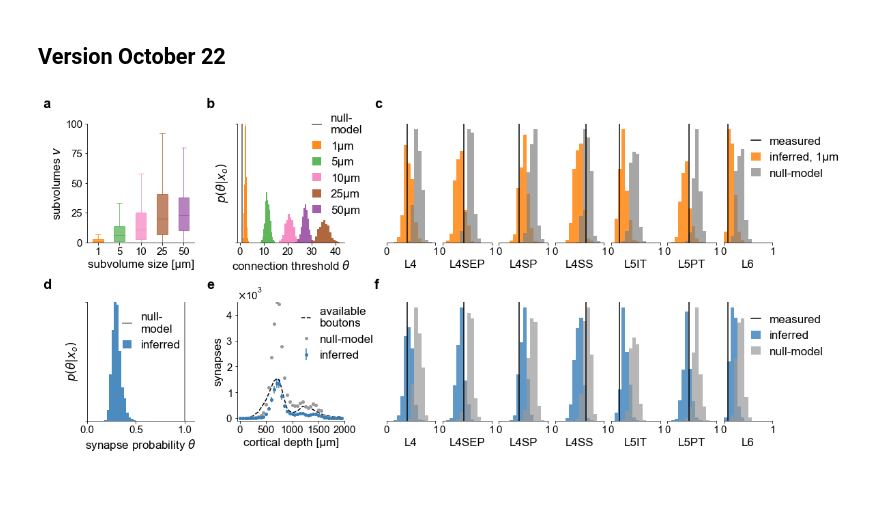
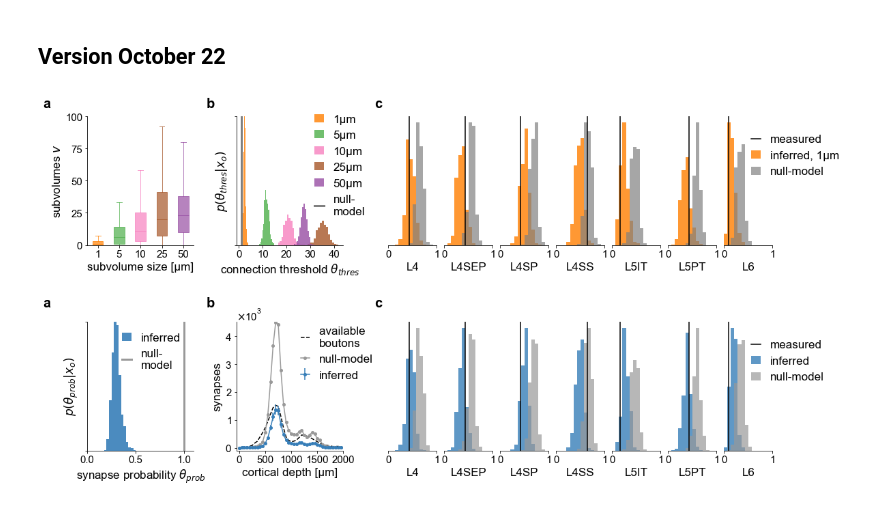
Before and after one commit to mackelab/sbi-for-connectomics, a Jupyter notebook: figures/fig4-5/figure4-sbi_with_rule_variants.ipynb, the cells around one changed output. Cells and saved outputs as stored; diff of their text form; code cells hidden in the pictures.

Commit message:
update figures.;

```diff
--- a/figures/fig4/figure4-sbi_with_rule_variants.ipynb
+++ b/figures/fig4-5/figure4-sbi_with_rule_variants.ipynb
@@ -361,16 +367,17 @@ fig.savefig("figure4-sbi_with_rule_variants.png", dpi=300, bbox_inches='tight')
 # %% [markdown]
 ## Version October 22
 # %%
-fig = plt.figure(figsize=(18, 8))
-outer_grid = fig.add_gridspec(1, 2, wspace=.13, hspace=0, width_ratios=[.4, .6])
+fig = plt.figure(figsize=(18, 9))
+outer_grid = fig.add_gridspec(1, 2, wspace=.14, hspace=0, width_ratios=[.4, .6])
 alpha=0.9
 handlelength = 0.8
+hspace_rows = 0.6
 
 # First column
-grid1 = outer_grid[0, 0].subgridspec(2, 2, wspace=0.4, hspace=.5)
+grid1 = outer_grid[0, 0].subgridspec(2, 2, wspace=0.4, hspace=hspace_rows)
 ax1 = grid1.subplots()
 # second columns
-grid2 = outer_grid[0, 1].subgridspec(2, 1, wspace=0.0, hspace=.5)
+grid2 = outer_grid[0, 1].subgridspec(2, 1, wspace=0.0, hspace=hspace_rows)
 grid21 = grid2[0, 0].subgridspec(1, 7, wspace=0.15, hspace=0.)
 ax2 = grid21.subplots(subplot_kw=dict(sharey=True))
 
@@ -386,7 +393,7 @@ bp1 = plt.boxplot(features[:, ::-1], notch=False, showfliers=False,
                   patch_artist=True,
                  )
 # plt.yscale("log")
-plt.ylabel(f"subvolumes $v$")
+plt.ylabel(fr"subvolumes $v$")
 plt.xlabel(r"subvolume size [µm]")
 color_boxplot(thos[:, 1:], bp1, colors[1:])
 plt.ylim(0, 100)
@@ -397,21 +404,24 @@ plt.sca(ax1[0, 1])
 # plt
 for ii in range(1, 6):
     plt.hist(thos[:, -ii], bins=15, histtype="stepfilled",
-             alpha=alpha,
+             alpha=0.8,
              color=colors[:7][ii],
              density=True,
              label=f"{css[-ii]}µm"
             )
-plt.xlabel(r"connection threshold $\theta$")
-plt.ylabel(r"$p(\theta | x_{o})$")
+plt.xlabel(r"connection threshold $\theta_{thres}$")
+plt.ylabel(r"$p(\theta_{thres} | x_{o})$")
 plt.xticks(np.linspace(0, 40, 5))
 plt.ylim(0, 1)
 plt.yticks([0, 1], ["", ""])
 # plt.axvline(x=1, color=colors[8], label="1µm \nfixed "+r"$\theta=1$", lw=2)
 plt.axvline(x=1,
             color="gray", #colors[8],
-            label="null-\nmodel", lw=2)
-plt.legend(bbox_to_anchor=(0.6, .14), handlelength=handlelength,)
+            label="null-\nmodel", lw=3)
+plt.legend(bbox_to_anchor=(1.3, 1.1),
+           handlelength=handlelength,
+           loc="upper right",
+          )
 
 # Subcellular rule posterior
 plt.sca(ax1[1, 0])
@@ -421,10 +431,10 @@ plt.hist(thos[:, 0], bins=np.arange(0, 1, 0.025), histtype="stepfilled",
          density=True,
          label="inferred"
         )
-plt.ylabel(r"$p(\theta | x_{o})$")
-plt.xlabel(r"synapse probability $\theta$")
+plt.ylabel(r"$p(\theta_{prob} | x_{o})$")
+plt.xlabel(r"synapse probability $\theta_{prob}$")
 # plt.axvline(x=.99, color=colors[6], label=r"fixed $\theta$", lw=2)
-plt.axvline(x=1.0, color=colors[6], label="null-\nmodel", lw=2)
+plt.axvline(x=1.0, color=colors[6], label="null-\nmodel", lw=3)
 plt.xlim(0, 1.1)
 plt.ylim(0, 9)
 plt.yticks([0, 9], ["", ""])
@@ -514,12 +524,12 @@ ax.plot(depths, num_boutons_per_depth / num_vpm_neurons, linestyle='--',
 ax.errorbar(depths,
             y=x_per_depth.mean(0) / num_vpm_neurons,
             yerr=(x_per_depth / num_vpm_neurons).std(0),
-            linestyle='None',
+            linestyle='-',
             marker='o', ms=markersize,
             color=colors[0],
             label='inferred')
 ax.plot(depths, xp1_per_depth / num_vpm_neurons,
-            linestyle='None',
+            linestyle='-',
             marker='o', ms=markersize,
             color=colors[6],
             label="null-model")
@@ -527,37 +537,37 @@ ax.set_ylabel(r'synapses')
 ax.set_xlabel(r'cortical depth [µm]')
 plt.legend(handlelength=handlelength,
            bbox_to_anchor=(.5, 1.05),
 #            markerfirst=False,
            frameon=False,
           )
 num_ticks = 5
 
 from matplotlib import ticker
 formatter = ticker.ScalarFormatter(useMathText=True)
 formatter.set_scientific(True)
 formatter.set_powerlimits((-1,1))
 ax.yaxis.set_major_formatter(formatter)
 
 plt.ylim(-100, 4500)
 plt.yticks(np.linspace(0, 4000, num_ticks))
 # plt.yscale("log")
 plt.xlim(-50, 2000)
 plt.xticks(np.linspace(0, 2000, num_ticks))
 
 # Add Letters.
 weight = "bold"
 fontsize = 20
 x = 0.075
-y = 0.92
-dy = .46
+y = 0.9
+dy = .45
 dx = 0.26
 dx2 = 0.45
 fig.text(x, y, "a", fontsize=fontsize, fontweight=weight)
 fig.text(dx, y, "b", fontsize=fontsize, fontweight=weight)
 fig.text(dx2, y, "c", fontsize=fontsize, fontweight=weight);
-fig.text(x, dy, "d", fontsize=fontsize, fontweight=weight)
-fig.text(dx, dy, "e", fontsize=fontsize, fontweight=weight);
-fig.text(dx2, dy, "f", fontsize=fontsize, fontweight=weight);
+fig.text(x, dy, "a", fontsize=fontsize, fontweight=weight)
+fig.text(dx, dy, "b", fontsize=fontsize, fontweight=weight);
+fig.text(dx2, dy, "c", fontsize=fontsize, fontweight=weight);
 # %% [output]
-[figure, old version]
+[figure, new version]
 # %%
```
Also changed, not shown: parts of 2 cells of this notebook, 19 other files.
